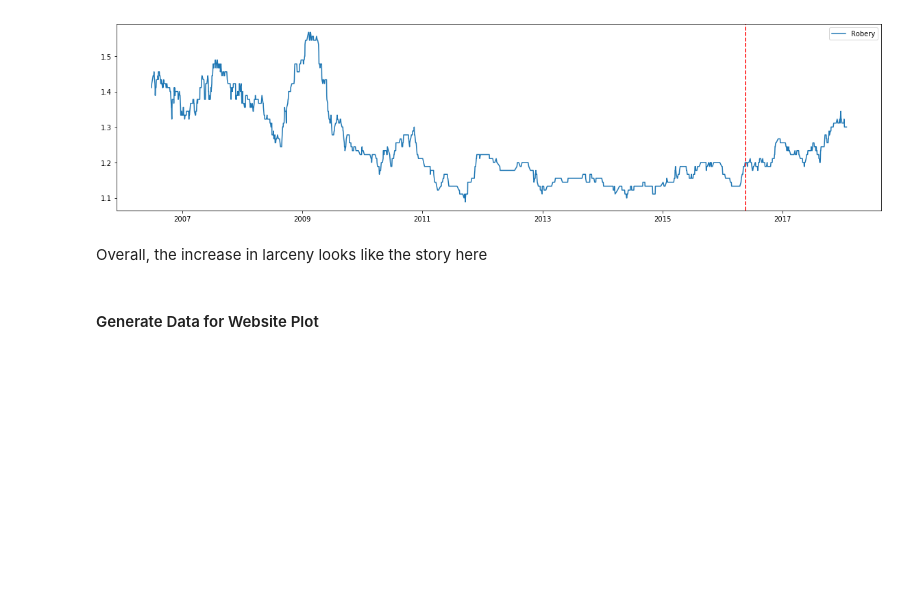
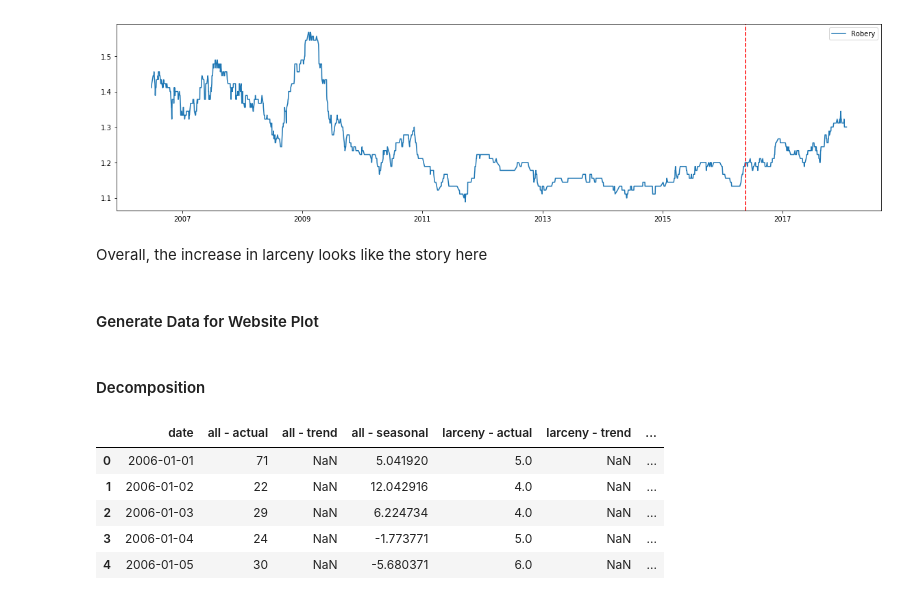
Before and after one commit to HKS-data-science-group/santa-monica-light-rail, a Jupyter notebook: Crime Dataset EDA.ipynb, the cells around one changed output. Saved outputs shown, nothing was run; the diff lists cells and outputs as text; code cells hidden in the pictures; blank space fills up the shorter version.

```diff
--- a/Crime Dataset EDA.ipynb
+++ b/Crime Dataset EDA.ipynb
@@ -230,4 +230,26 @@ scaler = MinMaxScaler()
 for column in output_df.columns:
     output_df[column] = scaler.fit_transform(output_df[column])
 output_df.reset_index(inplace= True)
+# %% [markdown]
+#### Decomposition
+# %%
+df_all = pd.read_csv('./docs/data/timeline/All_Decomposed.csv')
+df_all.drop('Unnamed: 0', axis = 1, inplace=True)
+df_all.columns = ['date', 'all - actual', 'all - trend', 'all - seasonal', 'random']
+df_all.drop('random', axis = 1, inplace=True)
+
+df_larceny = pd.read_csv('./docs/data/timeline/Larceny_Decomposed.csv')
+df_larceny.drop('Unnamed: 0', axis = 1, inplace=True)
+df_larceny.columns = ['date', 'larceny - actual', 'larceny - trend', 'larceny - seasonal', 'random']
+df_larceny.drop('random', axis = 1, inplace=True)
+# %%
+df_decompose = df_all.merge(df_larceny, how = 'outer', on = 'date')
+df_decompose.head()
+# %% [output]
+|  | date | all - actual | all - trend | all - seasonal | larceny - actual | larceny - trend | ... |
+| 0 | 2006-01-01 | 71 | NaN | 5.041920 | 5.0 | NaN | ... |
+| 1 | 2006-01-02 | 22 | NaN | 12.042916 | 4.0 | NaN | ... |
+| 2 | 2006-01-03 | 29 | NaN | 6.224734 | 4.0 | NaN | ... |
+| 3 | 2006-01-04 | 24 | NaN | -1.773771 | 5.0 | NaN | ... |
+| 4 | 2006-01-05 | 30 | NaN | -5.680371 | 6.0 | NaN | ... |
 # %%
```
Also changed, not shown: parts of 1 cell of this notebook, 6 other files.
